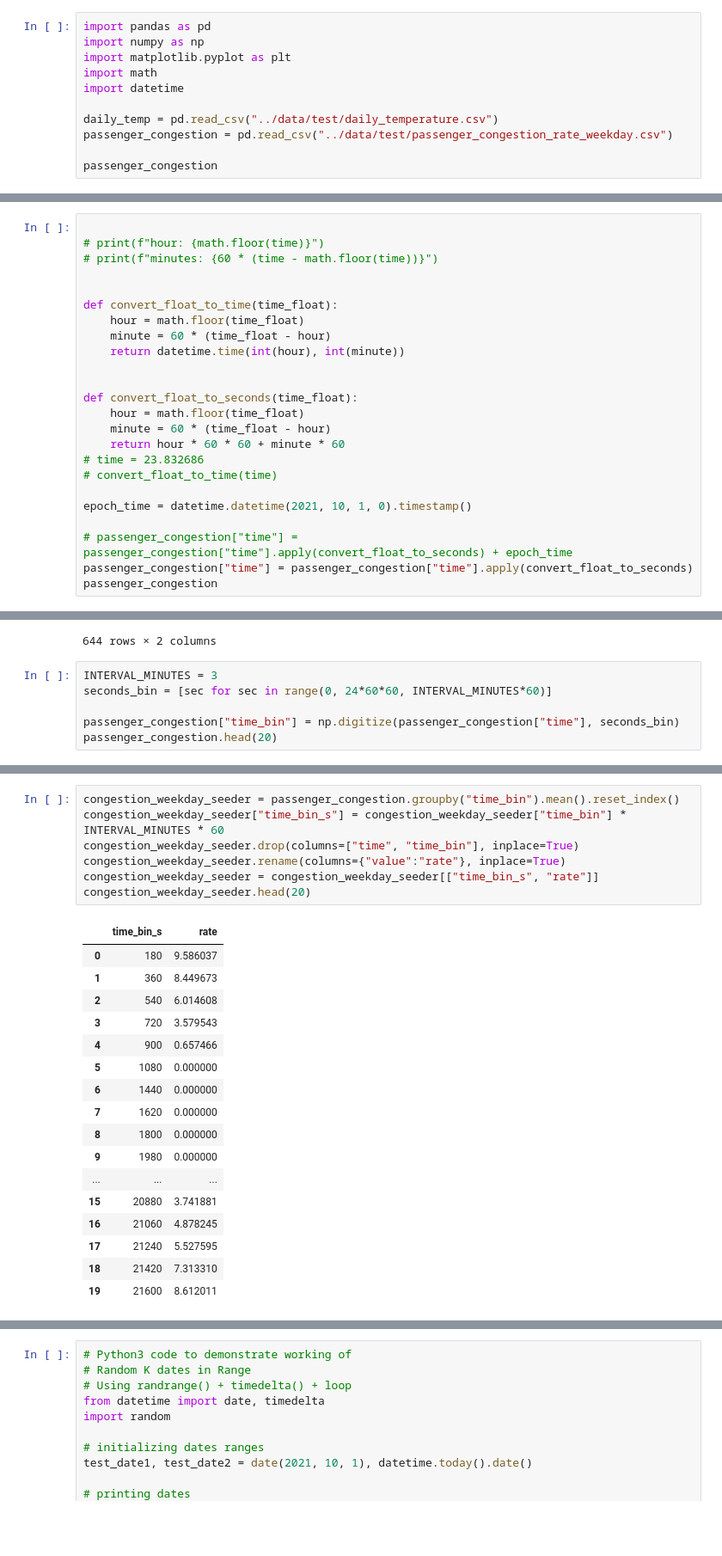
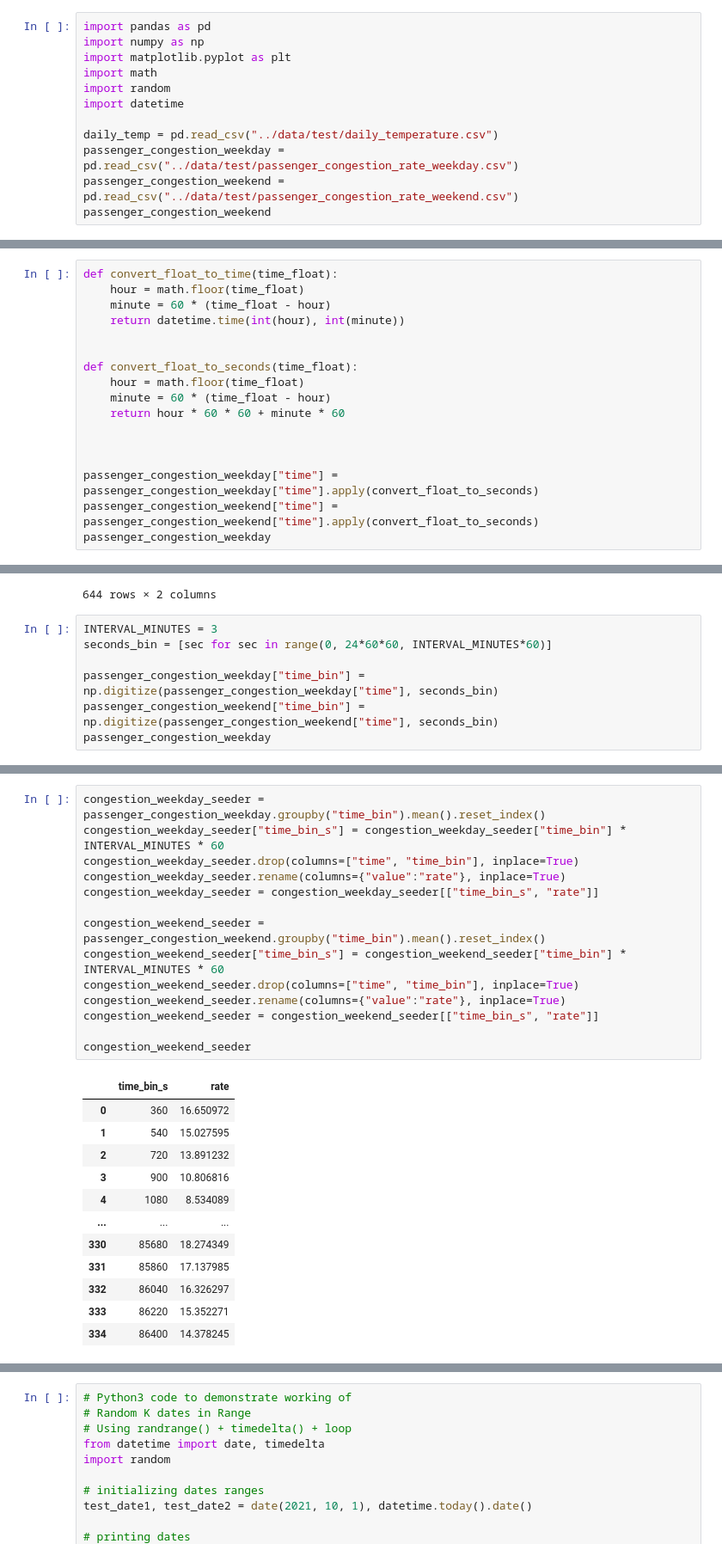
Before and after one commit to yxcho/iot_project, a Jupyter notebook: src/mock_data.ipynb, the cells around one changed output, grey strips where cells are left out. Shown at 86% size. Saved outputs shown, nothing was run; the diff lists cells and outputs as text; blank space fills up the shorter version.

```diff
--- a/src/mock_data.ipynb
+++ b/src/mock_data.ipynb
@@ -177,11 +179,12 @@ import pandas as pd
 import numpy as np
 import matplotlib.pyplot as plt
 import math
+import random
 import datetime
 
 daily_temp = pd.read_csv("../data/test/daily_temperature.csv")
-passenger_congestion = pd.read_csv("../data/test/passenger_congestion_rate_weekday.csv")
-
-passenger_congestion
+passenger_congestion_weekday = pd.read_csv("../data/test/passenger_congestion_rate_weekday.csv")
+passenger_congestion_weekend = pd.read_csv("../data/test/passenger_congestion_rate_weekend.csv")
+passenger_congestion_weekend
 # %% [output]
 |  | time | value |
@@ -200,9 +208,4 @@ passenger_congestion
 # %%
-
-# print(f"hour: {math.floor(time)}")
-# print(f"minutes: {60 * (time - math.floor(time))}")
-
-
 def convert_float_to_time(time_float):
     hour = math.floor(time_float)
     minute = 60 * (time_float - hour)
@@ -213,14 +216,12 @@ def convert_float_to_seconds(time_float):
     hour = math.floor(time_float)
     minute = 60 * (time_float - hour)
     return hour * 60 * 60 + minute * 60
-# time = 23.832686
-# convert_float_to_time(time)
 
-epoch_time = datetime.datetime(2021, 10, 1, 0).timestamp()
 
-# passenger_congestion["time"] = passenger_congestion["time"].apply(convert_float_to_seconds) + epoch_time
-passenger_congestion["time"] = passenger_congestion["time"].apply(convert_float_to_seconds)
-passenger_congestion
+
+passenger_congestion_weekday["time"] = passenger_congestion_weekday["time"].apply(convert_float_to_seconds)
+passenger_congestion_weekend["time"] = passenger_congestion_weekend["time"].apply(convert_float_to_seconds)
+passenger_congestion_weekday
 # %% [output]
 |  | time | value |
 | 0 | 88.867969 | 9.586037 |
@@ -239,8 +240,9 @@ passenger_congestion
 INTERVAL_MINUTES = 3
 seconds_bin = [sec for sec in range(0, 24*60*60, INTERVAL_MINUTES*60)]
 
-passenger_congestion["time_bin"] = np.digitize(passenger_congestion["time"], seconds_bin)
-passenger_congestion.head(20)
+passenger_congestion_weekday["time_bin"] = np.digitize(passenger_congestion_weekday["time"], seconds_bin)
+passenger_congestion_weekend["time_bin"] = np.digitize(passenger_congestion_weekend["time"], seconds_bin)
+passenger_congestion_weekday
 # %% [output]
 |  | time | value | time_bin |
 | 0 | 88.867969 | 9.586037 | 1 |
@@ -262,25 +260,27 @@ passenger_congestion.head(20)
 # %%
-congestion_weekday_seeder = passenger_congestion.groupby("time_bin").mean().reset_index()
+congestion_weekday_seeder = passenger_congestion_weekday.groupby("time_bin").mean().reset_index()
 congestion_weekday_seeder["time_bin_s"] = congestion_weekday_seeder["time_bin"] * INTERVAL_MINUTES * 60
 congestion_weekday_seeder.drop(columns=["time", "time_bin"], inplace=True)
 congestion_weekday_seeder.rename(columns={"value":"rate"}, inplace=True)
 congestion_weekday_seeder = congestion_weekday_seeder[["time_bin_s", "rate"]]
-congestion_weekday_seeder.head(20)
+
+congestion_weekend_seeder = passenger_congestion_weekend.groupby("time_bin").mean().reset_index()
+congestion_weekend_seeder["time_bin_s"] = congestion_weekend_seeder["time_bin"] * INTERVAL_MINUTES * 60
+congestion_weekend_seeder.drop(columns=["time", "time_bin"], inplace=True)
+congestion_weekend_seeder.rename(columns={"value":"rate"}, inplace=True)
+congestion_weekend_seeder = congestion_weekend_seeder[["time_bin_s", "rate"]]
+
+congestion_weekend_seeder
 # %% [output]
 |  | time_bin_s | rate |
-| 0 | 180 | 9.586037 |
-| 1 | 360 | 8.449673 |
-| 2 | 540 | 6.014608 |
-| 3 | 720 | 3.579543 |
-| 4 | 900 | 0.657466 |
-| 5 | 1080 | 0.000000 |
-| 6 | 1440 | 0.000000 |
-| 7 | 1620 | 0.000000 |
-| 8 | 1800 | 0.000000 |
-| 9 | 1980 | 0.000000 |
+| 0 | 360 | 16.650972 |
+| 1 | 540 | 15.027595 |
+| 2 | 720 | 13.891232 |
+| 3 | 900 | 10.806816 |
+| 4 | 1080 | 8.534089 |
 | ... | ... | ... |
-| 15 | 20880 | 3.741881 |
-| 16 | 21060 | 4.878245 |
-| 17 | 21240 | 5.527595 |
-| 18 | 21420 | 7.313310 |
-| 19 | 21600 | 8.612011 |
+| 330 | 85680 | 18.274349 |
+| 331 | 85860 | 17.137985 |
+| 332 | 86040 | 16.326297 |
+| 333 | 86220 | 15.352271 |
+| 334 | 86400 | 14.378245 |
```
Also changed, not shown: parts of 17 cells of this notebook, 2 other files.
